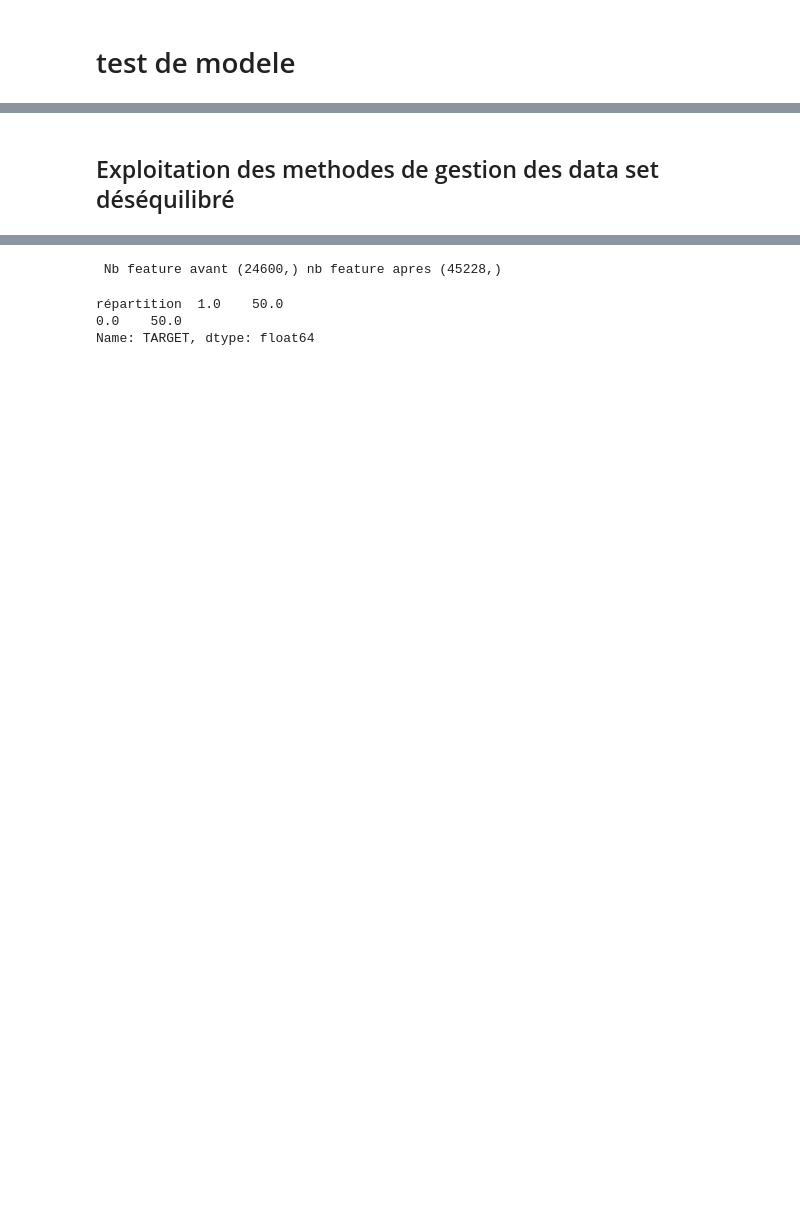
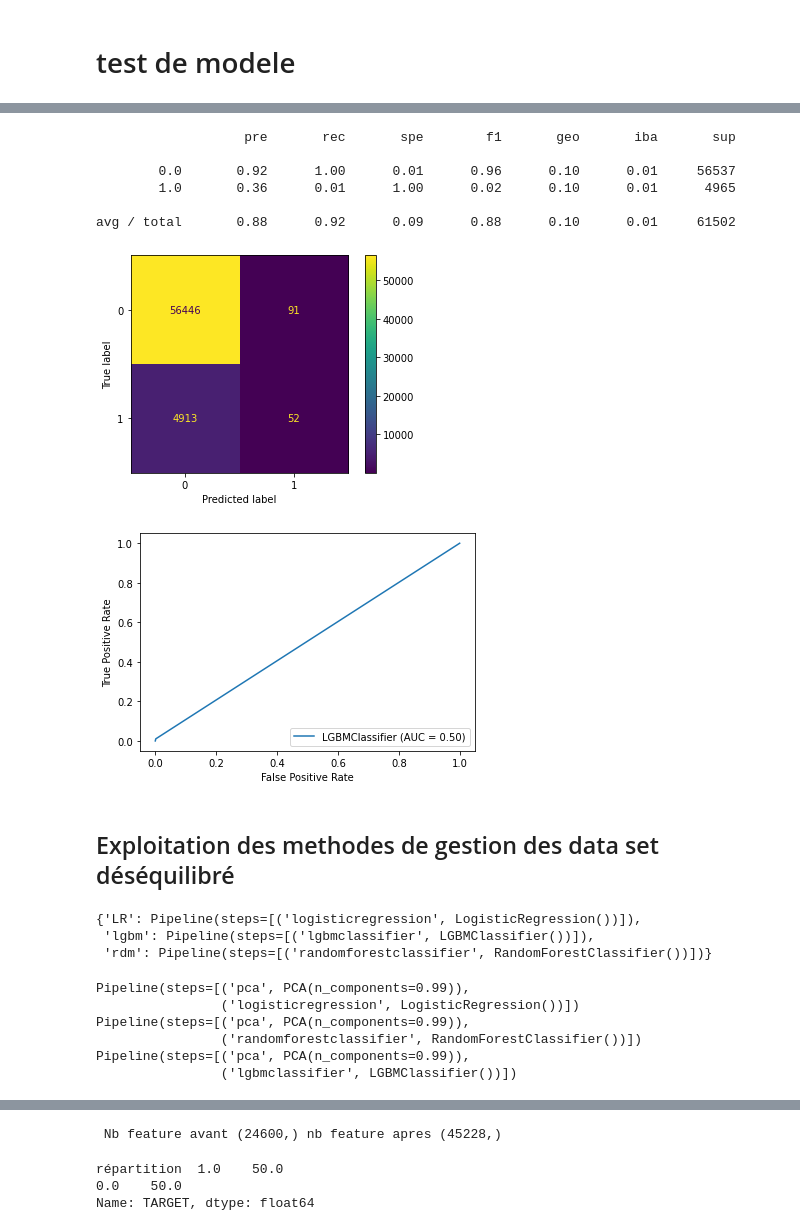
Before and after one commit to nikoko107/git_collab_P7, a Jupyter notebook: Notebook/selection_modele.ipynb, the cells around one changed output, grey strips where cells are left out. Drawn from its saved outputs; the diff is of its cells as text; code cells hidden in the pictures; blank space fills up the shorter version.

```diff
--- a/Notebook/selection_modele.ipynb
+++ b/Notebook/selection_modele.ipynb
@@ -253,4 +213,4 @@ avg / total       0.93      0.92      0.08      0.88      0.02      0.00     615
 # %%
 lgbm = LGBMClassifier()
 # %%
-pipe_lgbm = make_pipeline(imp,lgbm )
+pipe_lgbm = make_pipeline(imp,scaler,acp,lgbm )
@@ -272,2 +217,13 @@ avg / total       0.88      0.92      0.12      0.89      0.20      0.04     615
+# %%
+test_model("LGBMClassifier",pipe_lgbm,X_sample,y_sample,X_test)
+# %% [output]
+                   pre       rec       spe        f1       geo       iba       sup
+
+        0.0       0.92      1.00      0.01      0.96      0.10      0.01     56537
+        1.0       0.36      0.01      1.00      0.02      0.10      0.01      4965
+
+avg / total       0.88      0.92      0.09      0.88      0.10      0.01     61502
+[figure, added]
+[figure, added]
 # %% [markdown]
 ## Exploitation des methodes de gestion des data set déséquilibré
@@ -274 +238,18 @@ avg / total       0.88      0.92      0.12      0.89      0.20      0.04     615
+# %%
+model_dict
+# %% [output]
+{'LR': Pipeline(steps=[('logisticregression', LogisticRegression())]),
+ 'lgbm': Pipeline(steps=[('lgbmclassifier', LGBMClassifier())]),
+ 'rdm': Pipeline(steps=[('randomforestclassifier', RandomForestClassifier())])}
+# %%
+for i in model_dict.items():
+  print(i[0])
+  test_model(i[0],i[1],X_ro,y_ro,x_test_norm)
+# %% [output]
+Pipeline(steps=[('pca', PCA(n_components=0.99)),
+                ('logisticregression', LogisticRegression())])
+Pipeline(steps=[('pca', PCA(n_components=0.99)),
+                ('randomforestclassifier', RandomForestClassifier())])
+Pipeline(steps=[('pca', PCA(n_components=0.99)),
+                ('lgbmclassifier', LGBMClassifier())])
 # %% [markdown]
```
Also changed, not shown: parts of 85 cells of this notebook, 2 other files.
